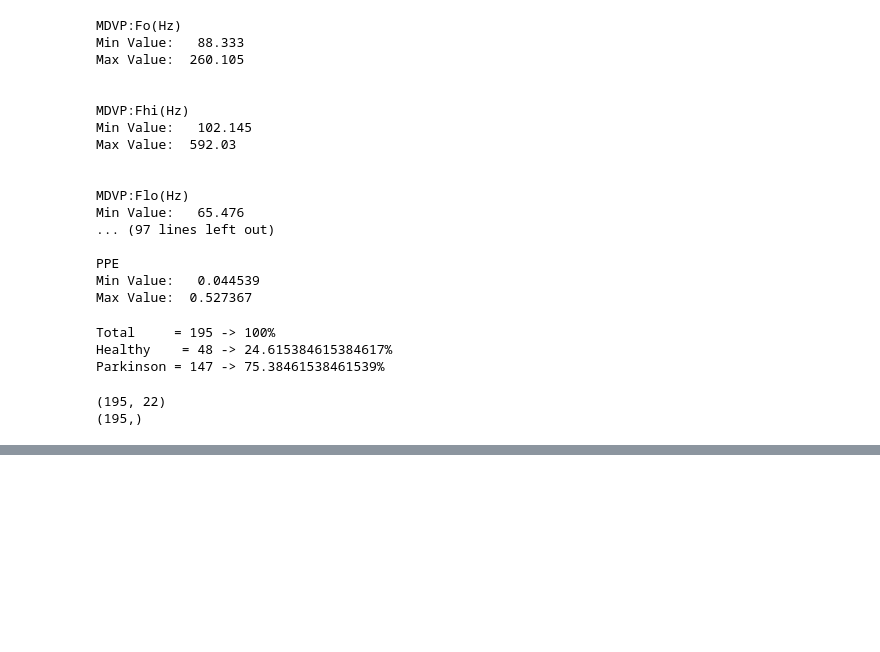
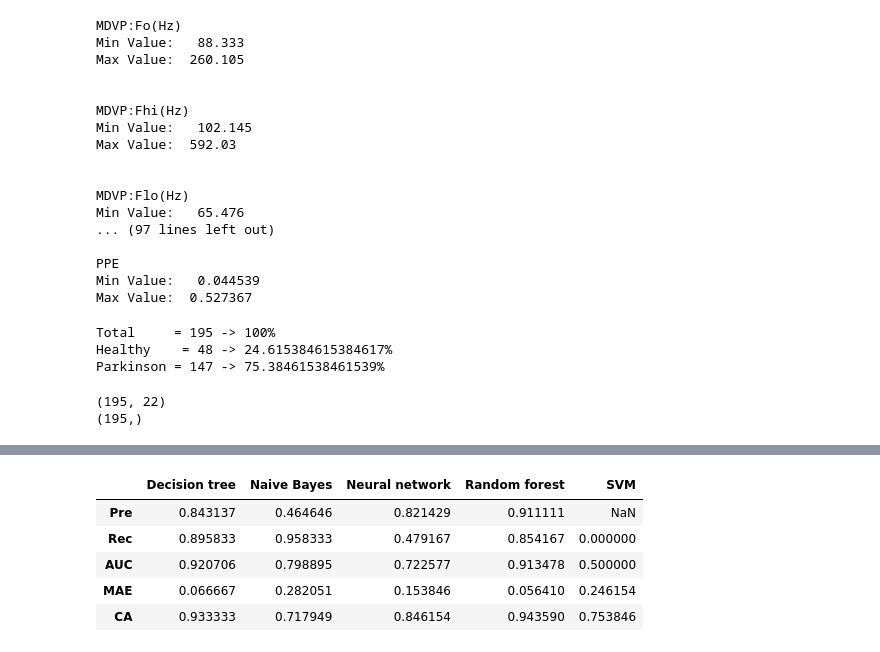
Before and after one commit to cleversonahum/parkinson_diagnosis_ml, a Jupyter notebook: parkinson_diagnosis.ipynb, the cells around one changed output, grey strips where cells are left out. Cells and saved outputs as stored; diff of their text form; code cells hidden in the pictures; blank space fills up the shorter version.

```diff
--- a/parkinson_diagnosis.ipynb
+++ b/parkinson_diagnosis.ipynb
@@ -102,0 +176,11 @@ print(outputs.shape)
+# %%
+# Training classifiers using cross-validation
+fold_number = 1
+for train_indexes, valid_indexes in kf.split(x_train, y_train):
+    print("Fold ", fold_number)
+    for classifier, label in classifiers:
+        classifier.fit(x_train[train_indexes], y_train[train_indexes])
+        y_valid_pred = classifier.predict(x_train[valid_indexes])
+        print("Classifier type: ",label, ", Validation Accuracy = ", accuracy_score(y_train[valid_indexes], y_valid_pred))
+    print('\n')
+    fold_number += 1
@@ -102,0 +312,10 @@ print(outputs.shape)
+# %%
+df_perf_results = pd.DataFrame(perf_results, columns=metric_indexes, index=[label for _, label in classifiers])
+df_perf_results[indexes_result2].T
+# %% [output]
+|  | Decision tree | Naive Bayes | Neural network | Random forest | SVM |
+| Pre | 0.843137 | 0.464646 | 0.821429 | 0.911111 | NaN |
+| Rec | 0.895833 | 0.958333 | 0.479167 | 0.854167 | 0.000000 |
+| AUC | 0.920706 | 0.798895 | 0.722577 | 0.913478 | 0.500000 |
+| MAE | 0.066667 | 0.282051 | 0.153846 | 0.056410 | 0.246154 |
+| CA | 0.933333 | 0.717949 | 0.846154 | 0.943590 | 0.753846 |
```
Also changed, not shown: parts of 18 cells of this notebook.
